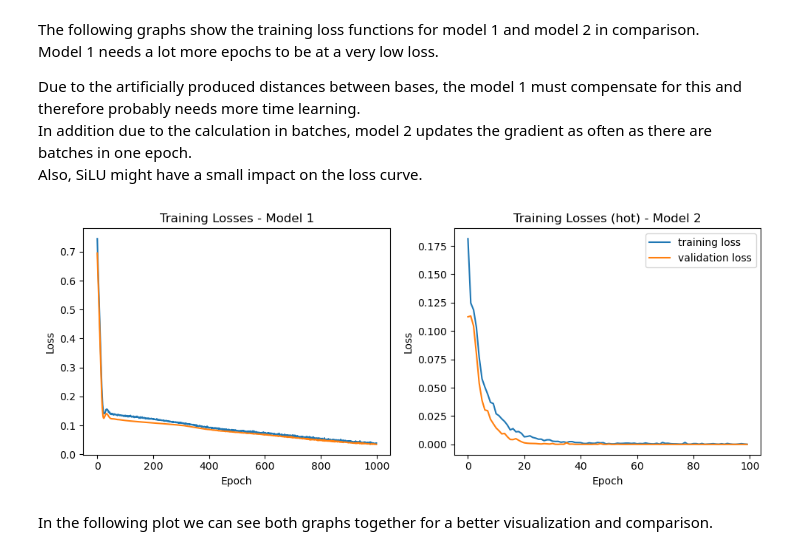
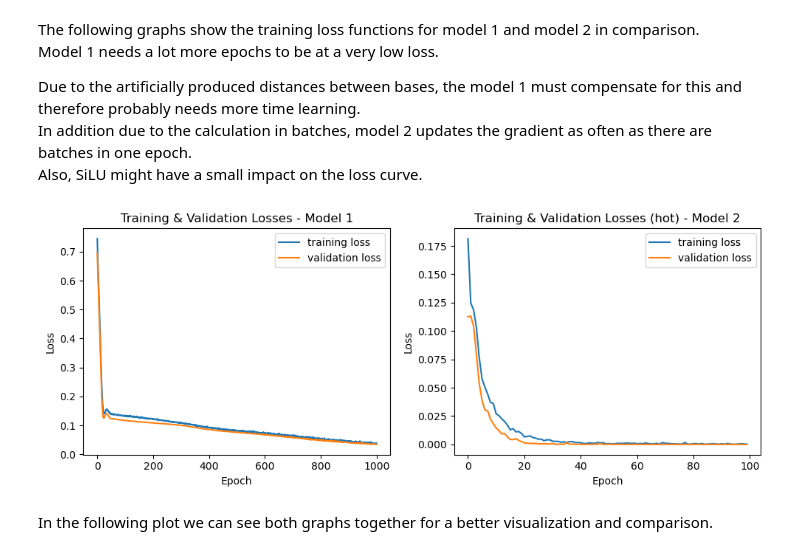
Before and after one commit to McRicecorn/NeuronaleNetze_DNA_Sequenz, a Jupyter notebook: Project2.4_Team11.ipynb, the cells around one changed output. Drawn from its saved outputs; the diff is of its cells as text; code cells hidden in the pictures.

```diff
--- a/Project2.4_Team11.ipynb
+++ b/Project2.4_Team11.ipynb
@@ -446,25 +446,26 @@ Also, SiLU might have a small impact on the loss curve.
 # %%
 fig, axes = plt.subplots(1, 2, figsize=(10, 4))
 
 # Left: losses
 axes[0].plot(losses, label = "training loss")
 axes[0].plot(val_loss_num, label = "validation loss")
 axes[0].set_xlabel("Epoch")
 axes[0].set_ylabel("Loss")
-axes[0].set_title("Training Losses - Model 1")
+axes[0].set_title("Training & Validation Losses - Model 1")
+axes[0].legend()
 
 # Rihgt: losses_hot
 axes[1].plot(losses_hot, label = "training loss")
 axes[1].plot(val_loss, label = "validation loss")
 axes[1].set_xlabel("Epoch")
 axes[1].set_ylabel("Loss")
-axes[1].set_title("Training Losses (hot) - Model 2")
+axes[1].set_title("Training & Validation Losses (hot) - Model 2")
+axes[1].legend()
 
 plt.tight_layout()
-plt.legend()
 plt.show()
 # %% [output]
-[figure, old version]
+[figure, new version]
 # %% [markdown]
 In the following plot we can see both graphs together for a better visualization and comparison.
 # %%
```
